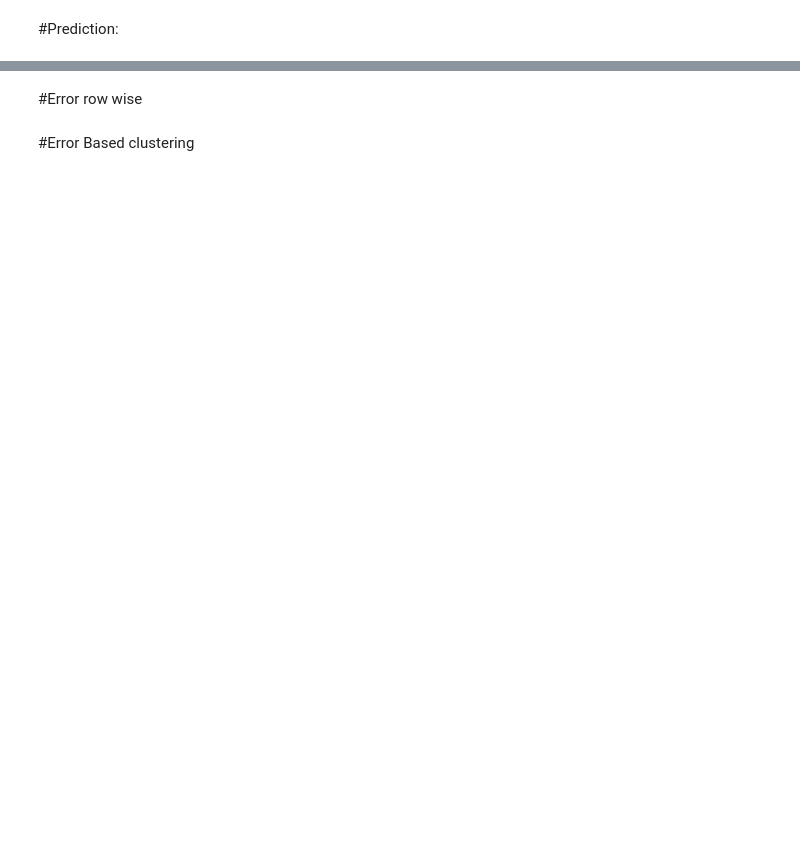
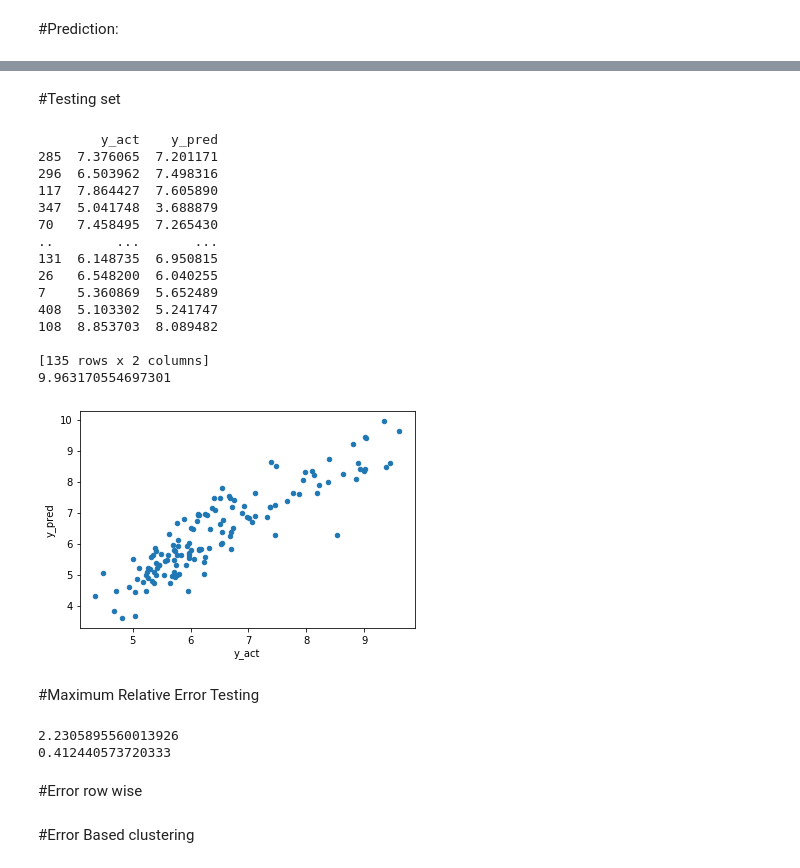
Before and after one commit to pragneshrana/Algo_Trial, a Jupyter notebook: Fuel_Reg.ipynb, the cells around one changed output, grey strips where cells are left out. Cells and saved outputs as stored; diff of their text form; code cells hidden in the pictures; blank space fills up the shorter version.

```diff
--- a/Fuel_Reg.ipynb
+++ b/Fuel_Reg.ipynb
@@ -267,3 +318,46 @@ ValueError: ignored
+# %% [markdown]
+#Testing set
+# %%
+y_hat_test = X_test.dot(coef)
+
+#testing compare
+compare = pd.DataFrame([])
+compare['y_act'] = y_hat_test
+compare['y_pred'] = y_test
+ax = compare.plot.scatter(x='y_act', y='y_pred', rot=0)
+print(compare)
+
+#maximum value in y_predicted
+max_val = np.max(compare['y_pred'])
+print(max_val)
+# %% [output]
+        y_act    y_pred
+285  7.376065  7.201171
+296  6.503962  7.498316
+117  7.864427  7.605890
+347  5.041748  3.688879
+70   7.458495  7.265430
+..        ...       ...
+131  6.148735  6.950815
+26   6.548200  6.040255
+7    5.360869  5.652489
+408  5.103302  5.241747
+108  8.853703  8.089482
+
+[135 rows x 2 columns]
+9.963170554697301
+[figure, added]
+# %% [markdown]
+#Maximum Relative Error Testing
+# %%
+#Maximum Relative Error in Training
+max_absolute = np.max(np.abs(y_test - y_hat_test))
+print(max_absolute)
+max_relative_error_test = np.max(np.abs(y_test - y_hat_test)/y_test)
+print(max_relative_error)
+# %% [output]
+2.2305895560013926
+0.412440573720333
 # %% [markdown]
 #Error row wise
 # %%
```
Also changed, not shown: parts of 16 cells of this notebook.
